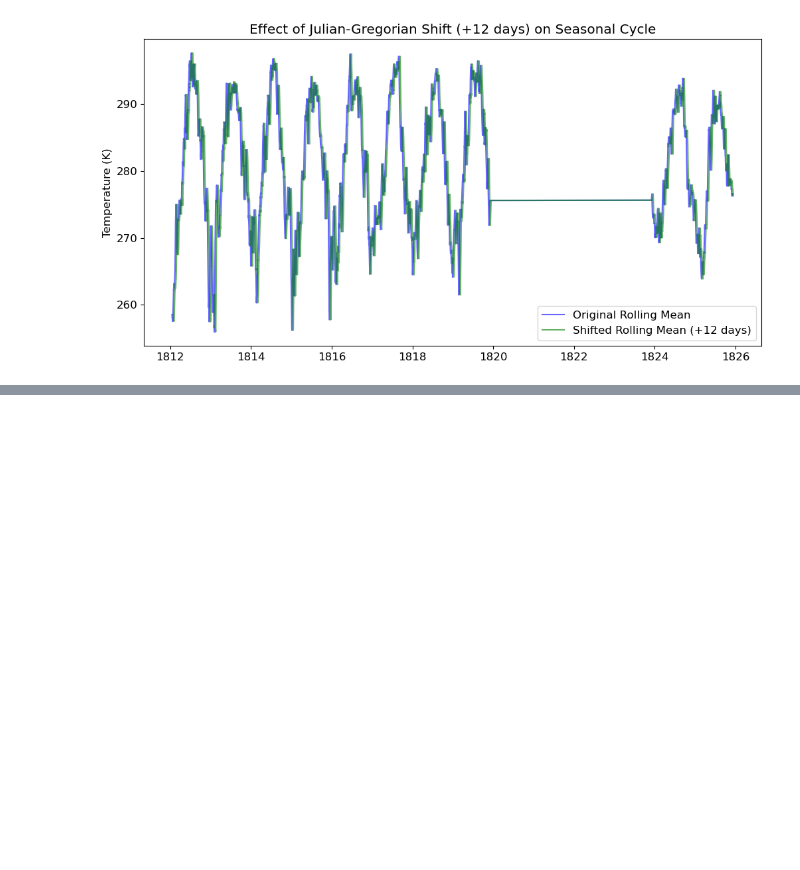
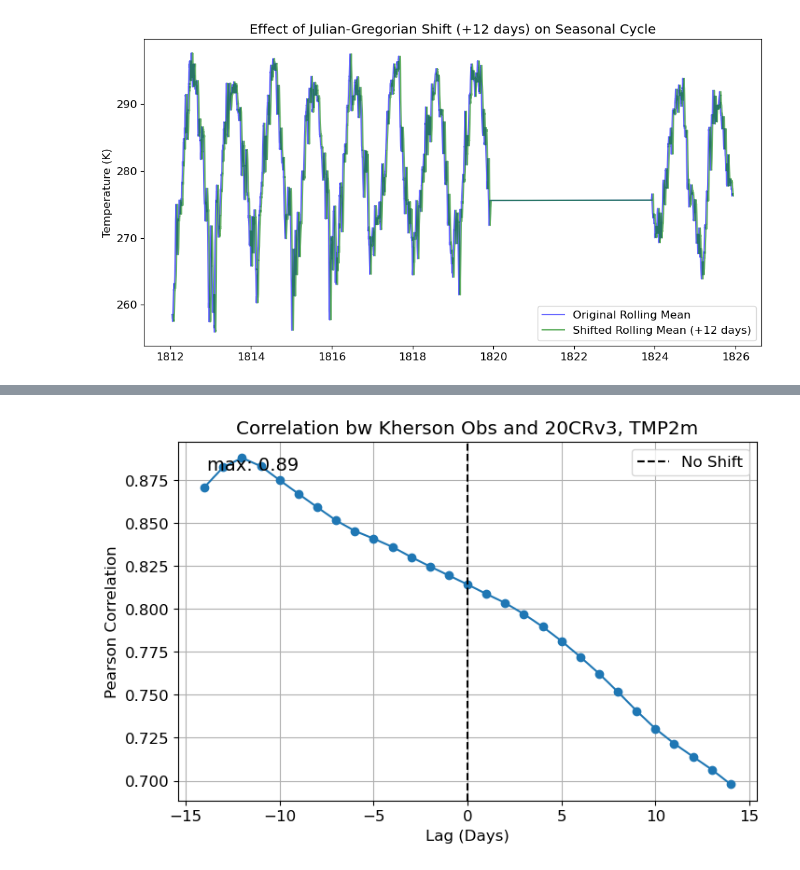
Before and after one commit to carlotatrx/dataprep, a Jupyter notebook: dataprep_ukraine.ipynb, the cells around one changed output, grey strips where cells are left out. Cells and saved outputs as stored; diff of their text form; code cells hidden in the pictures; blank space fills up the shorter version.

```diff
--- a/dataprep_ukraine.ipynb
+++ b/dataprep_ukraine.ipynb
@@ -365,0 +458,19 @@ df_merged
+# %%
+# Compute correlation for lags from -14 to +14 days for Kherson
+lags, correlations = compute_lagged_correlation(df_merged_Kherson)
+
+# Plot correlation vs. lag
+plt.figure(figsize=(8, 5))
+ax = plt.gca()
+plt.plot(lags, correlations, marker="o", linestyle="-")
+plt.axvline(0, color="black", linestyle="--", label="No Shift")
+plt.xlabel("Lag (Days)")
+plt.ylabel("Pearson Correlation")
+plt.text(0.05, 0.92, f'max: {np.max(correlations):.2f}',
+         transform=ax.transAxes, fontsize=14)
+plt.title("Correlation bw Kherson Obs and 20CRv3, TMP2m")
+plt.legend()
+plt.grid()
+plt.show()
+# %% [output]
+[figure, added]
```
Also changed, not shown: parts of 12 cells of this notebook, 2 other files.
